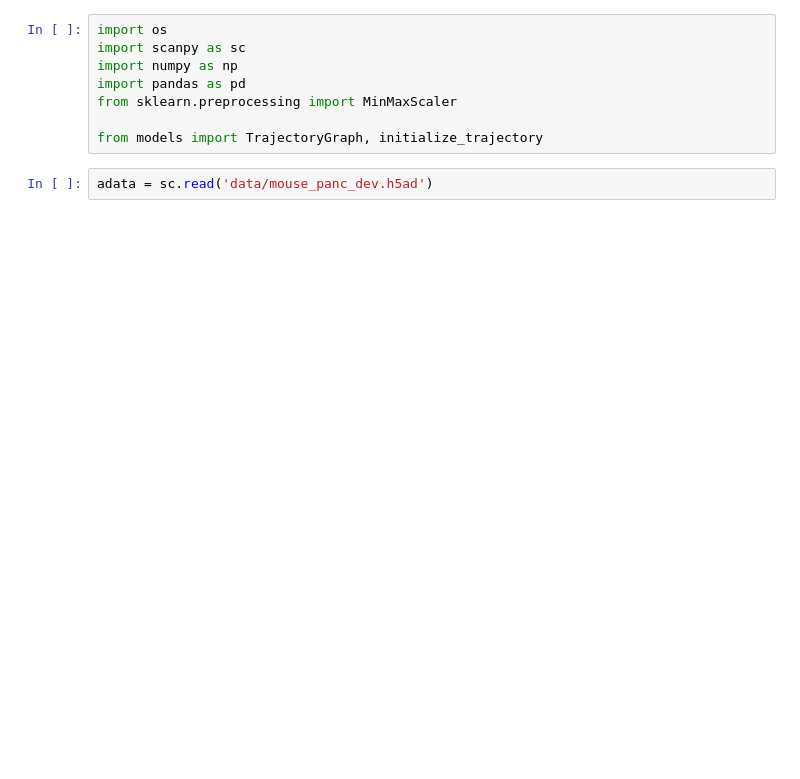
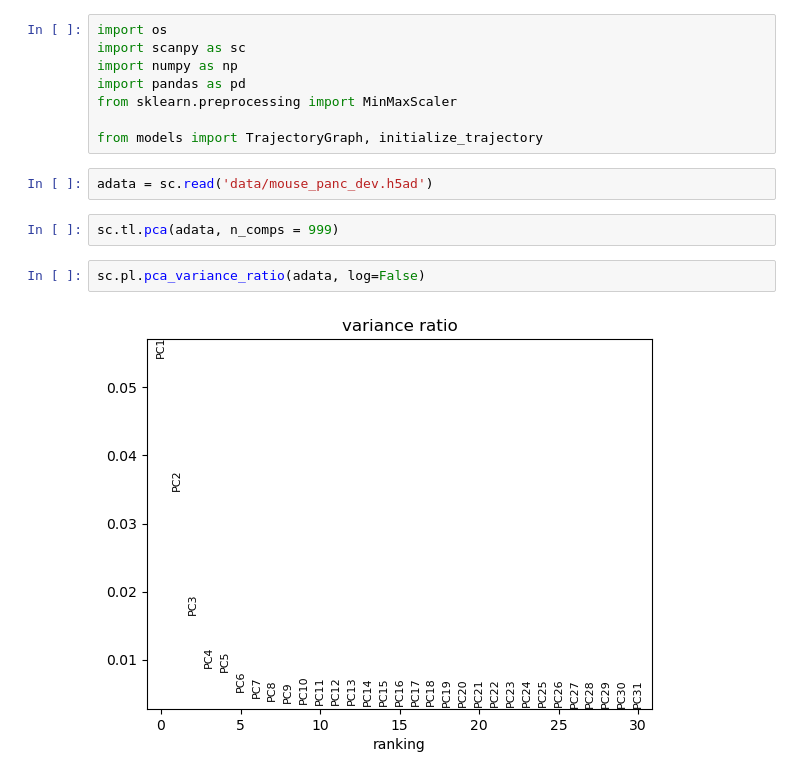
Before and after one commit to GriffinBINF/viCSHMM, a Jupyter notebook: FULL EM.ipynb, the cells around one changed output. Saved outputs shown, nothing was run; the diff lists cells and outputs as text; blank space fills up the shorter version.

```diff
--- a/FULL EM.ipynb
+++ b/FULL EM.ipynb
@@ -8,3 +8,9 @@ from sklearn.preprocessing import MinMaxScaler
 from models import TrajectoryGraph, initialize_trajectory
 # %%
 adata = sc.read('data/mouse_panc_dev.h5ad')
+# %%
+sc.tl.pca(adata, n_comps = 999)
+# %%
+sc.pl.pca_variance_ratio(adata, log=False)
+# %% [output]
+[figure, added]
```
Also changed, not shown: parts of 7 cells of this notebook, 1 other file.
